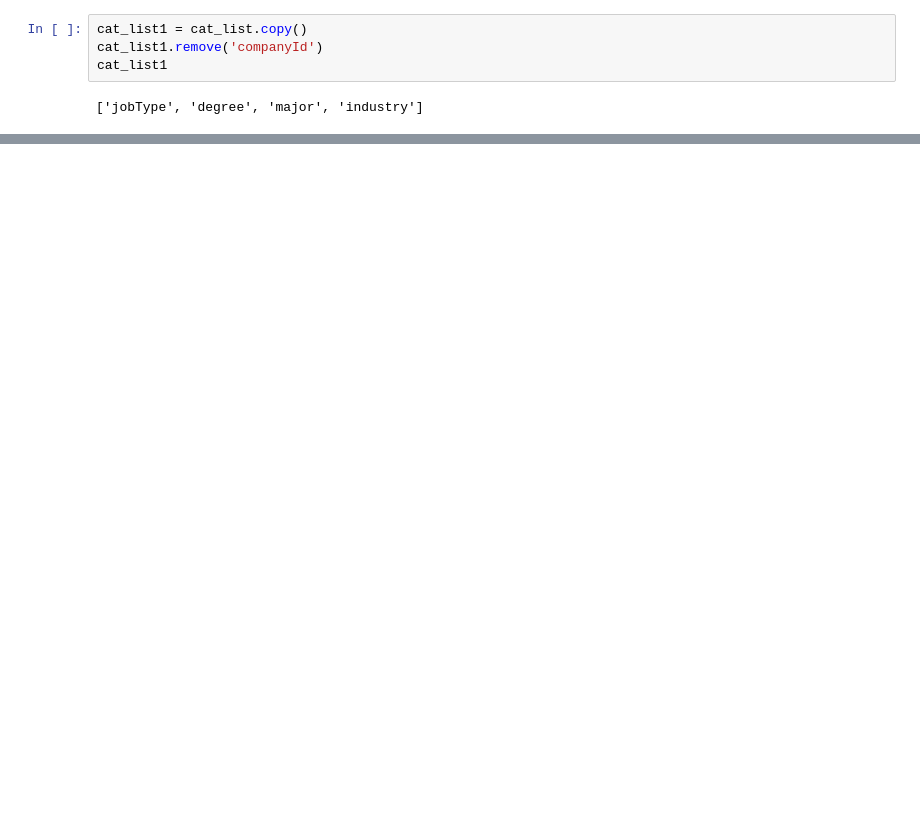
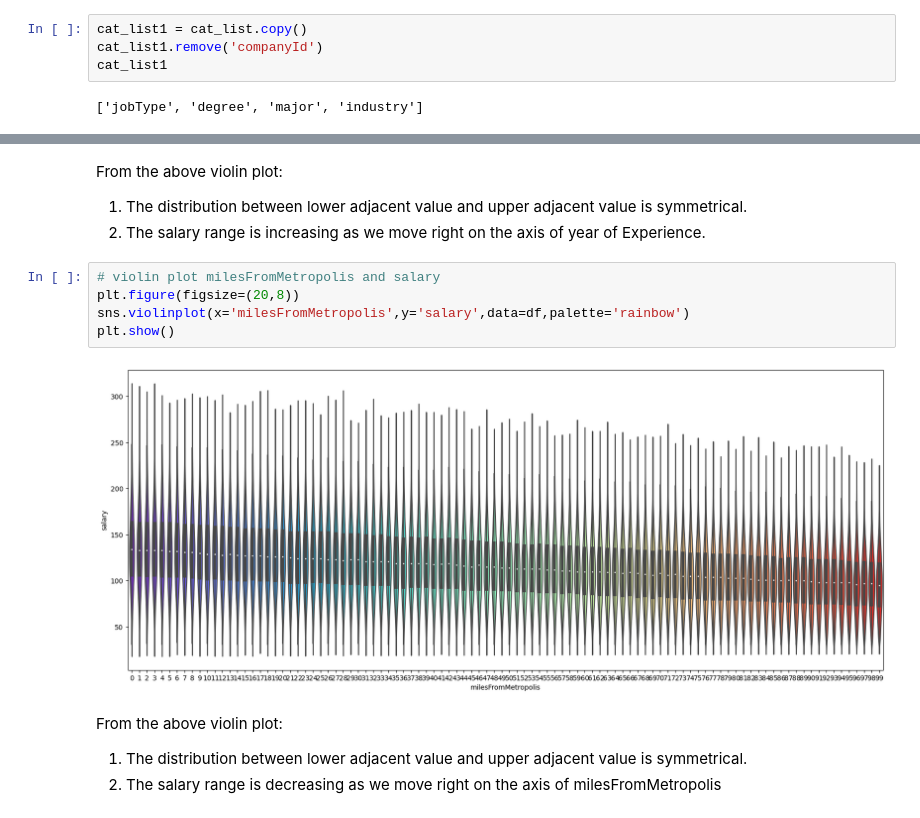
Before and after one commit to Kiran0R0Patil/ai-robotics-employee-salary-insights-and-predictions, a Jupyter notebook: employee-salary-insights-and-predictions.ipynb, the cells around one changed output, grey strips where cells are left out. Drawn from its saved outputs; the diff is of its cells as text; blank space fills up the shorter version.

```diff
--- a/employee-salary-insights-and-predictions.ipynb
+++ b/employee-salary-insights-and-predictions.ipynb
@@ -529,0 +665,16 @@ Reject H0, There is a relationship between 2 categorical variables
+# %% [markdown]
+From the above violin plot:
+1. The distribution between lower adjacent value and upper adjacent value is symmetrical.
+2. The salary range is increasing as we move right on the axis of year of Experience.
+# %%
+# violin plot milesFromMetropolis and salary
+plt.figure(figsize=(20,8))
+sns.violinplot(x='milesFromMetropolis',y='salary',data=df,palette='rainbow')
+plt.show()
+# %% [output]
+[figure, added]
+# %% [markdown]
+From the above violin plot:
+
+1. The distribution between lower adjacent value and upper adjacent value is symmetrical.
+2. The salary range is decreasing as we move right on the axis of milesFromMetropolis
```
Also changed, not shown: parts of 16 cells of this notebook.
